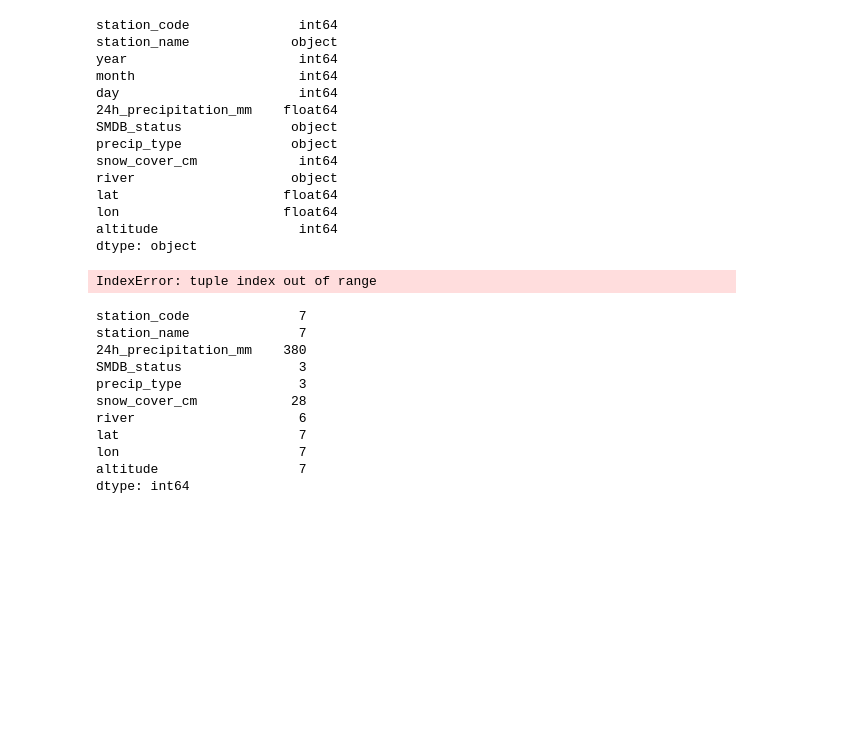
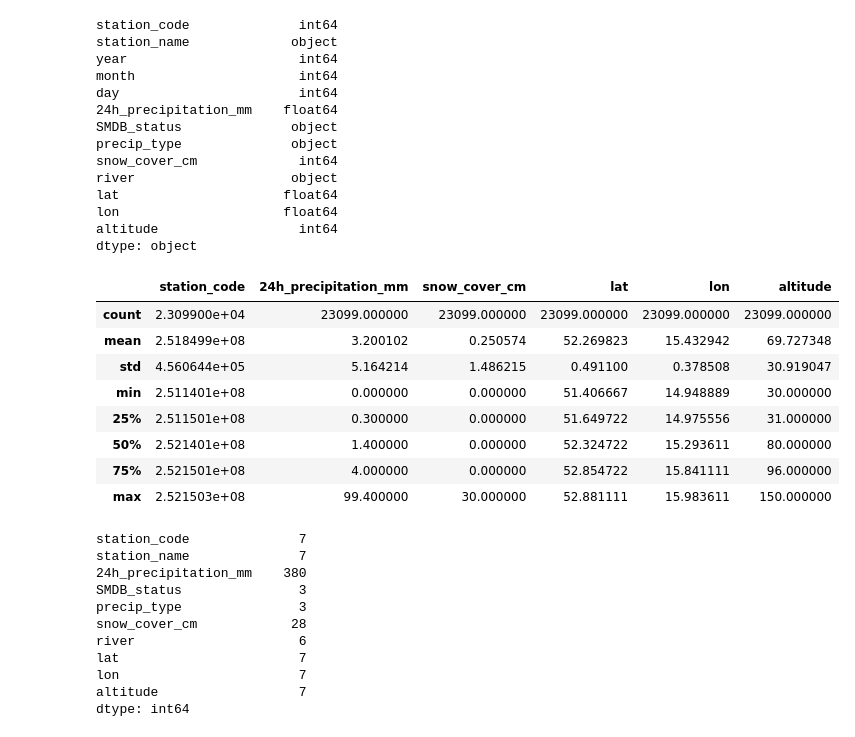
Before and after one commit to adis92202/precipitation_analysis, a Jupyter notebook: notebooks/AK_preprocessing_EDA.ipynb, the cells around one changed output. Saved outputs shown, nothing was run; the diff lists cells and outputs as text; code cells hidden in the pictures; blank space fills up the shorter version.

```diff
--- a/notebooks/AK_preprocessing_EDA.ipynb
+++ b/notebooks/AK_preprocessing_EDA.ipynb
@@ -52,8 +48,15 @@ dfi.export(desc, 'desc.png')
-# %%
-c = df_t.count()
-dfi.export(c, 'c.png')
-# %% [output]
-IndexError: tuple index out of range
+# %%
+df_t.describe()
+# %% [output]
+|  | station_code | 24h_precipitation_mm | snow_cover_cm | lat | lon | altitude |
+| count | 2.309900e+04 | 23099.000000 | 23099.000000 | 23099.000000 | 23099.000000 | 23099.000000 |
+| mean | 2.518499e+08 | 3.200102 | 0.250574 | 52.269823 | 15.432942 | 69.727348 |
+| std | 4.560644e+05 | 5.164214 | 1.486215 | 0.491100 | 0.378508 | 30.919047 |
+| min | 2.511401e+08 | 0.000000 | 0.000000 | 51.406667 | 14.948889 | 30.000000 |
+| 25% | 2.511501e+08 | 0.300000 | 0.000000 | 51.649722 | 14.975556 | 31.000000 |
+| 50% | 2.521401e+08 | 1.400000 | 0.000000 | 52.324722 | 15.293611 | 80.000000 |
+| 75% | 2.521501e+08 | 4.000000 | 0.000000 | 52.854722 | 15.841111 | 96.000000 |
+| max | 2.521503e+08 | 99.400000 | 30.000000 | 52.881111 | 15.983611 | 150.000000 |
 # %%
 df_t.nunique()
 # %% [output]
```
Also changed, not shown: parts of 11 cells of this notebook, 5 other files.
